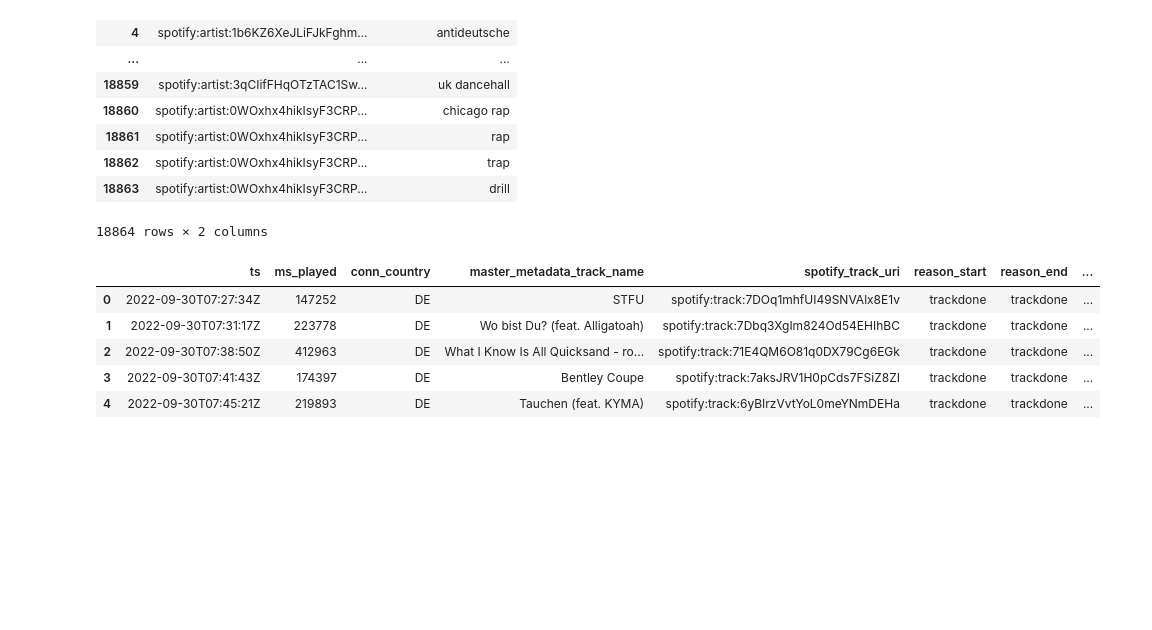
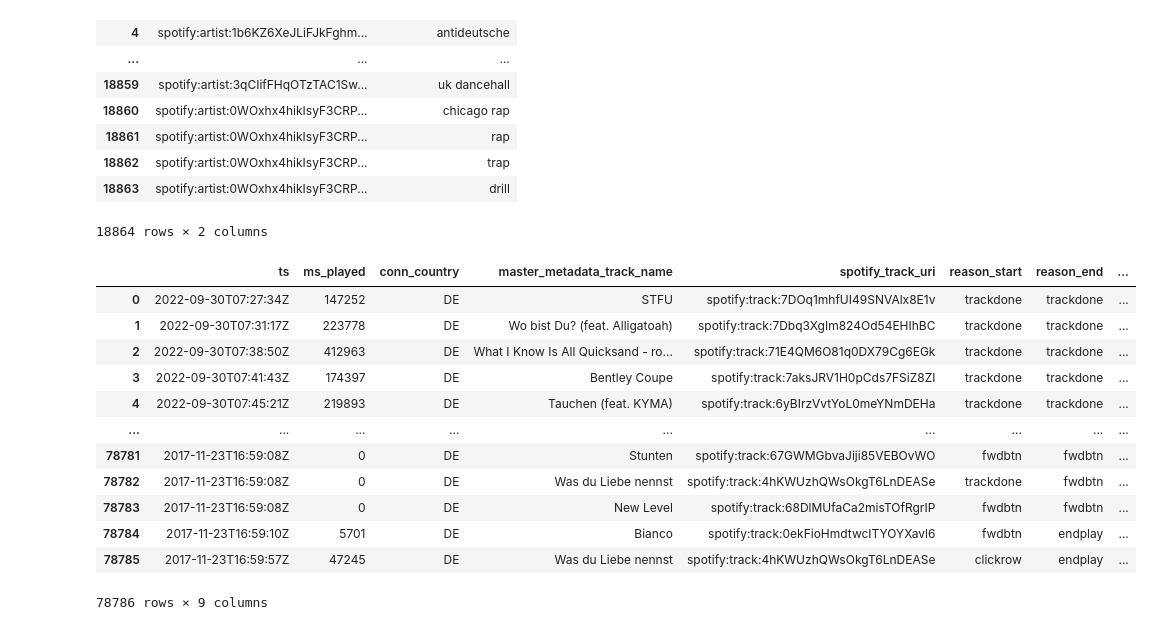
Before and after one commit to OleVoss/spotifystats, a Jupyter notebook: prep_data.ipynb, the cells around one changed output. Cells and saved outputs as stored; diff of their text form; code cells hidden in the pictures; blank space fills up the shorter version.

Commit message:
add tracks features

```diff
--- a/prep_data.ipynb
+++ b/prep_data.ipynb
@@ -346,11 +353,18 @@ df_genre_artist
 18864 rows × 2 columns
 # %%
 df_history = pd.read_csv("./processed/ole/history.csv").drop(["Unnamed: 0", "username", "platform", "ip_addr_decrypted", "user_agent_decrypted", "master_metadata_album_artist_name", "master_metadata_album_album_name", "episode_name", "episode_show_name", "spotify_episode_uri", "offline", "offline_timestamp", "incognito_mode"], axis=1)
-df_history.head()
+df_history
 # %% [output]
 |  | ts | ms_played | conn_country | master_metadata_track_name | spotify_track_uri | reason_start | reason_end | ... |
 | 0 | 2022-09-30T07:27:34Z | 147252 | DE | STFU | spotify:track:7DOq1mhfUI49SNVAlx8E1v | trackdone | trackdone | ... |
 | 1 | 2022-09-30T07:31:17Z | 223778 | DE | Wo bist Du? (feat. Alligatoah) | spotify:track:7Dbq3XgIm824Od54EHIhBC | trackdone | trackdone | ... |
 | 2 | 2022-09-30T07:38:50Z | 412963 | DE | What I Know Is All Quicksand - ro... | spotify:track:71E4QM6O81q0DX79Cg6EGk | trackdone | trackdone | ... |
 | 3 | 2022-09-30T07:41:43Z | 174397 | DE | Bentley Coupe | spotify:track:7aksJRV1H0pCds7FSiZ8ZI | trackdone | trackdone | ... |
 | 4 | 2022-09-30T07:45:21Z | 219893 | DE | Tauchen (feat. KYMA) | spotify:track:6yBIrzVvtYoL0meYNmDEHa | trackdone | trackdone | ... |
+| ... | ... | ... | ... | ... | ... | ... | ... | ... |
+| 78781 | 2017-11-23T16:59:08Z | 0 | DE | Stunten | spotify:track:67GWMGbvaJiji85VEBOvWO | fwdbtn | fwdbtn | ... |
+| 78782 | 2017-11-23T16:59:08Z | 0 | DE | Was du Liebe nennst | spotify:track:4hKWUzhQWsOkgT6LnDEASe | trackdone | fwdbtn | ... |
+| 78783 | 2017-11-23T16:59:08Z | 0 | DE | New Level | spotify:track:68DlMUfaCa2misTOfRgrIP | fwdbtn | fwdbtn | ... |
+| 78784 | 2017-11-23T16:59:10Z | 5701 | DE | Bianco | spotify:track:0ekFioHmdtwcITYOYXavl6 | fwdbtn | endplay | ... |
+| 78785 | 2017-11-23T16:59:57Z | 47245 | DE | Was du Liebe nennst | spotify:track:4hKWUzhQWsOkgT6LnDEASe | clickrow | endplay | ... |
+78786 rows × 9 columns
```
Also changed, not shown: parts of 3 cells of this notebook, 2 other files.
